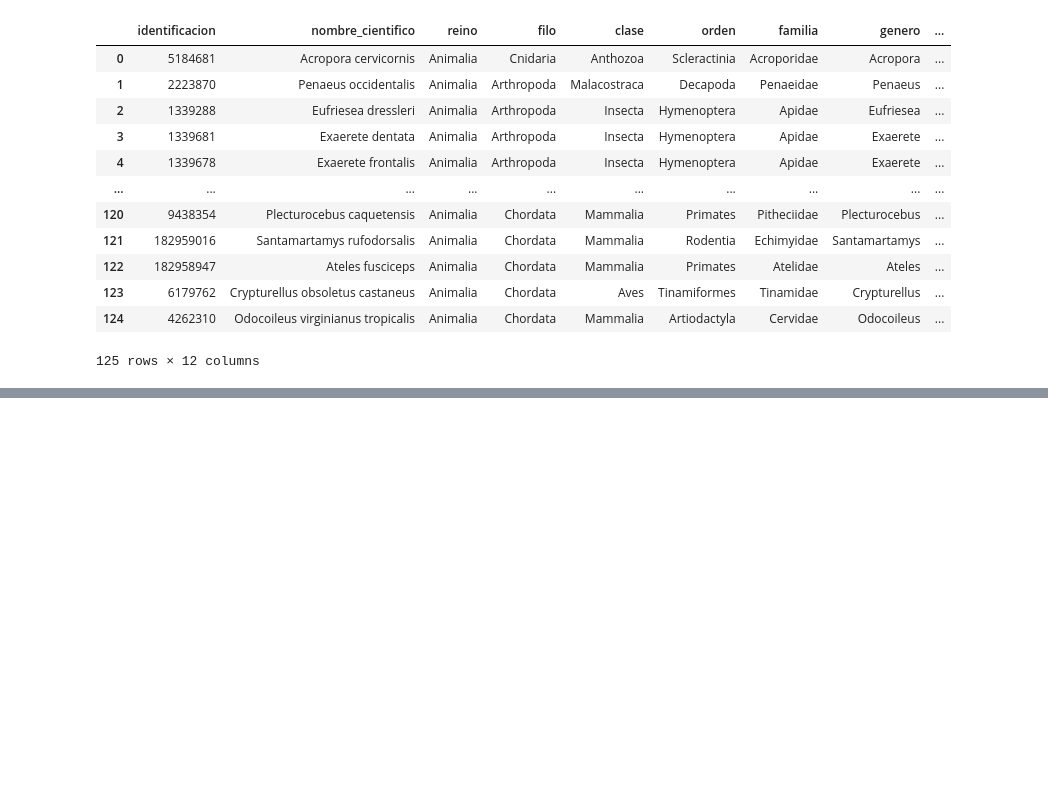
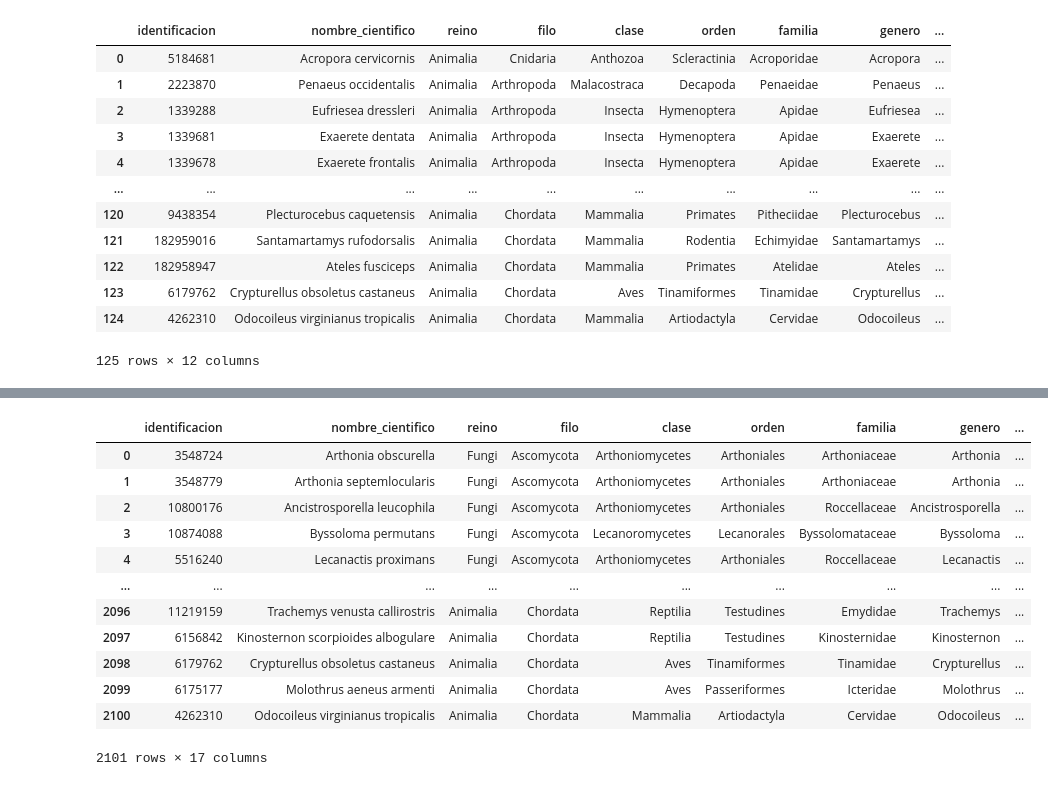
Before and after one commit to pololwl/repoDS, a Jupyter notebook: actividad-4-5-6-7/endangeredSpeciesColombia.ipynb, the cells around one changed output, grey strips where cells are left out. Drawn from its saved outputs; the diff is of its cells as text; code cells hidden in the pictures; blank space fills up the shorter version.

```diff
--- a/actividad-4-5-6-7/endangeredSpeciesColombia.ipynb
+++ b/actividad-4-5-6-7/endangeredSpeciesColombia.ipynb
@@ -232,0 +252,39 @@ del engine
+# %%
+import requests
+from json import JSONDecodeError
+import ast
+
+
+def get_location_info(lat, lon):
+    url = f'https://nominatim.openstreetmap.org/reverse?format=json&lat={lat}&lon={lon}'
+    headers = {
+        'User-Agent': 'Mozilla/5.0 (compatible; your_app_name/0.1; +http://yourwebsite.com/bot)'
+    }
+    response = requests.get(url, headers=headers)
+
+    # Check if the response status code is OK
+    if response.status_code != 200:
+        return None
+
+    # Try to decode the JSON response
+    try:
+        return response.json()
+    except JSONDecodeError:
+        return None
+# %%
+# Function to extract the first coordinate and get location info
+def extract_first_coordinate(coord_str):
+    try:
+        # Convert string representation of list to actual list
+        coords = ast.literal_eval(coord_str)
+        if coords:
+            first_coord = coords[0]
+            lat, lon = first_coord
+            location_info = get_location_info(lat, lon)
+            return location_info
+        return None
+    except (ValueError, SyntaxError):
+        return None
+# %%
+endangeredSpecies['location_info'] = endangeredSpecies['coordenadas'].apply(extract_first_coordinate)
+endangeredSpecies['location_info']
@@ -232,0 +307,16 @@ del engine
+# %%
+endangeredSpecies
+# %% [output]
+|  | identificacion | nombre_cientifico | reino | filo | clase | orden | familia | genero | ... |
+| 0 | 3548724 | Arthonia obscurella | Fungi | Ascomycota | Arthoniomycetes | Arthoniales | Arthoniaceae | Arthonia | ... |
+| 1 | 3548779 | Arthonia septemlocularis | Fungi | Ascomycota | Arthoniomycetes | Arthoniales | Arthoniaceae | Arthonia | ... |
+| 2 | 10800176 | Ancistrosporella leucophila | Fungi | Ascomycota | Arthoniomycetes | Arthoniales | Roccellaceae | Ancistrosporella | ... |
+| 3 | 10874088 | Byssoloma permutans | Fungi | Ascomycota | Lecanoromycetes | Lecanorales | Byssolomataceae | Byssoloma | ... |
+| 4 | 5516240 | Lecanactis proximans | Fungi | Ascomycota | Arthoniomycetes | Arthoniales | Roccellaceae | Lecanactis | ... |
+| ... | ... | ... | ... | ... | ... | ... | ... | ... | ... |
+| 2096 | 11219159 | Trachemys venusta callirostris | Animalia | Chordata | Reptilia | Testudines | Emydidae | Trachemys | ... |
+| 2097 | 6156842 | Kinosternon scorpioides albogulare | Animalia | Chordata | Reptilia | Testudines | Kinosternidae | Kinosternon | ... |
+| 2098 | 6179762 | Crypturellus obsoletus castaneus | Animalia | Chordata | Aves | Tinamiformes | Tinamidae | Crypturellus | ... |
+| 2099 | 6175177 | Molothrus aeneus armenti | Animalia | Chordata | Aves | Passeriformes | Icteridae | Molothrus | ... |
+| 2100 | 4262310 | Odocoileus virginianus tropicalis | Animalia | Chordata | Mammalia | Artiodactyla | Cervidae | Odocoileus | ... |
+2101 rows × 17 columns
```
Also changed, not shown: parts of 7 cells of this notebook, 4 other files.
